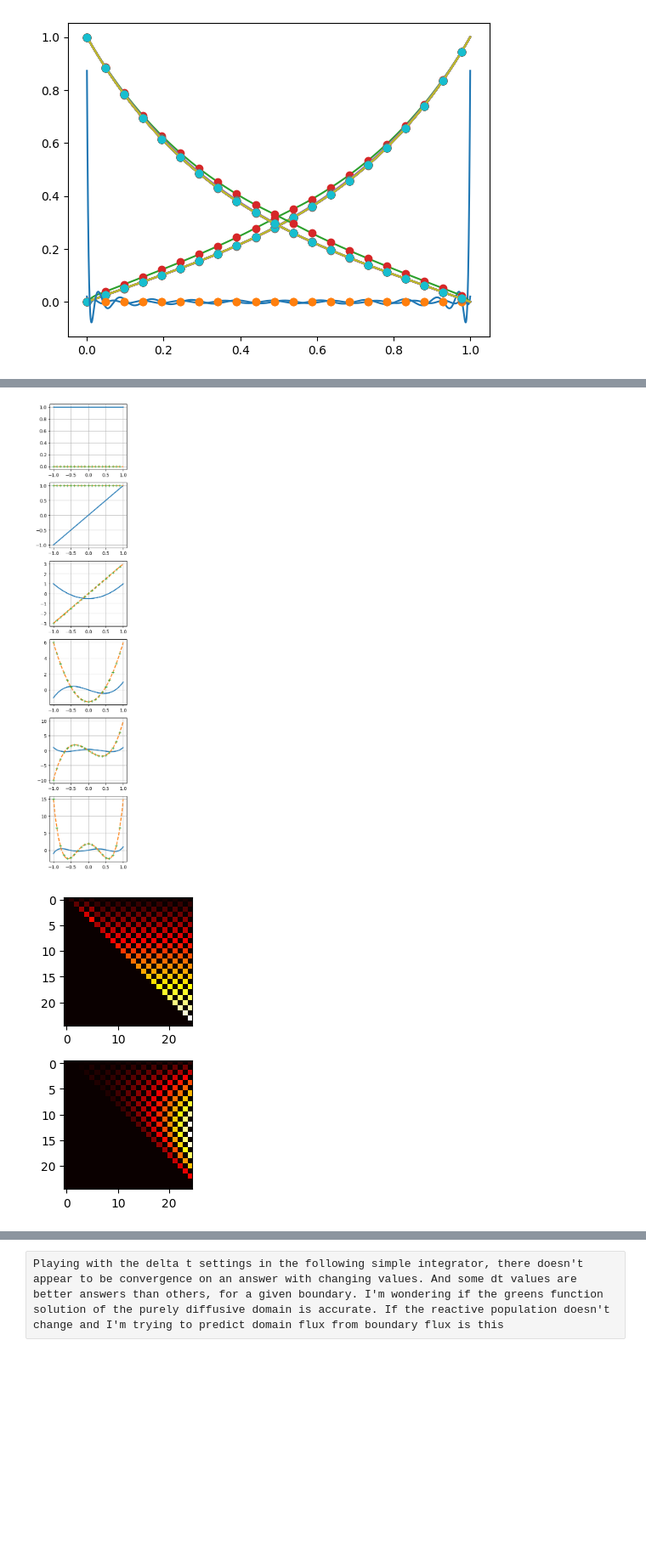
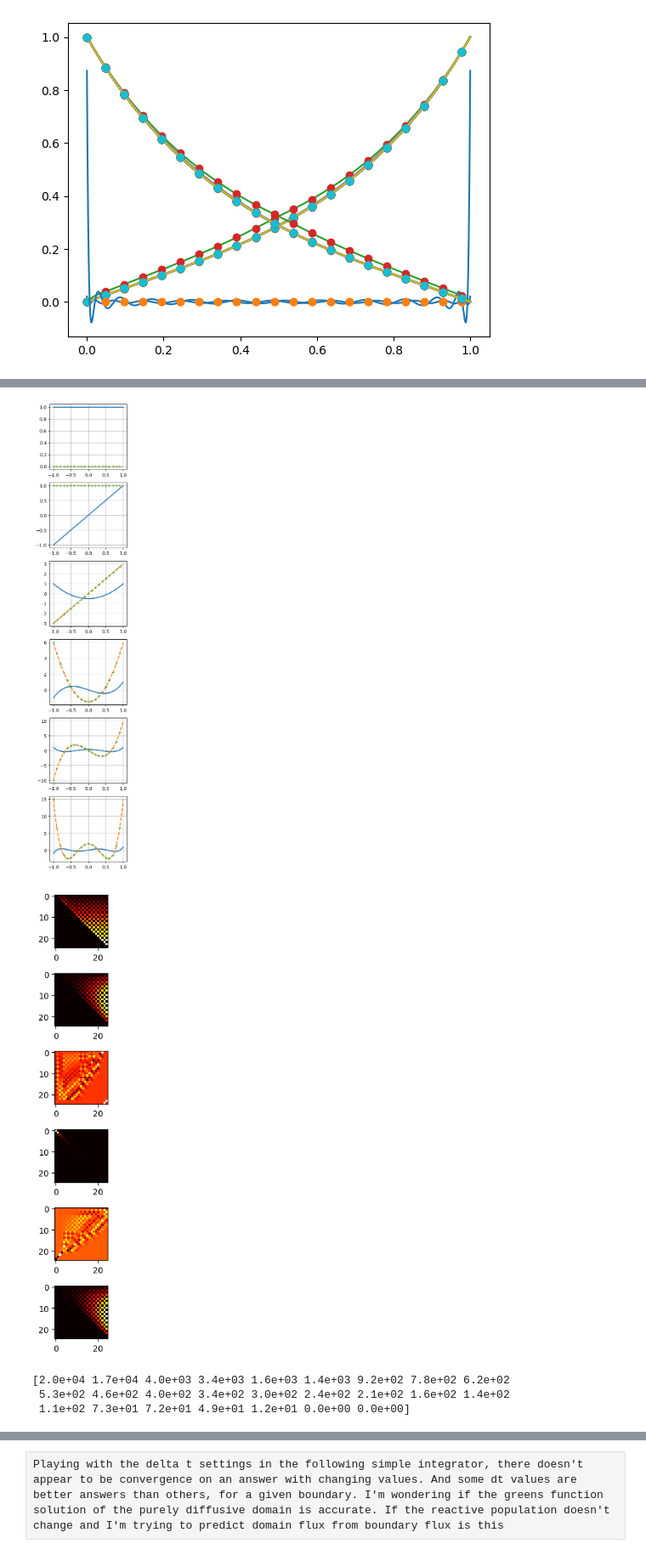
Before and after one commit to EricPgh/heatlearn, a Jupyter notebook: bte_1d_fluxboundary.ipynb, the cells around one changed output, grey strips where cells are left out. Shown at 85% size. Cells and saved outputs as stored; diff of their text form; code cells hidden in the pictures; blank space fills up the shorter version.

```diff
--- a/bte_1d_fluxboundary.ipynb
+++ b/bte_1d_fluxboundary.ipynb
@@ -196,5 +334,6 @@ if False:
 # %%
 import numpy as np
+from numpy.linalg import inv
 import matplotlib.pyplot as plt
 from scipy.special import legendre
 
@@ -231,35 +370,50 @@ for n,ax in enumerate(axs):
     ax.plot(x, Pn_built, linestyle='', marker='+', markevery=50,linewidth=2)
     ax.grid(True)
 for n in range(nD):
     # Compute the Legendre polynomial and its derivative
     Pn = legendre(n)(x)
     Pn_prime = legendre_derivative(n, x)
     Pn_built = np.zeros_like(Pn)
     for k in range(0,(n-1)//2+1):
         Pn_built += (2*n-4*k-1)*legendre(n-2*k-1)(x)
         D1[n,n-2*k-1]+=(2*n-4*k-1)
 
 # Add labels, legend, and title
 #plt.title("Legendre Polynomials and Their Derivatives")
 #plt.xlabel("x (degrees)")
 #plt.ylabel("Polynomial Value")
 #plt.legend(loc='upper left')
 
 # Show the plot
 plt.show()
-fig, axs = plt.subplots(2,1,figsize=(4,4))
+fig, axs = plt.subplots(6,1,figsize=(4,8))
 
 im = axs[0].imshow(D1.T, cmap='hot', #vmin=-50,vmax=50,
        origin='upper', interpolation='nearest', aspect='equal')
 im = axs[1].imshow((D1@D1).T, cmap='hot', #vmin=-50,vmax=50,
        origin='upper', interpolation='nearest', aspect='equal')
+u,s,vt=svd((D1@D1).T,full_matrices=False)
+im = axs[2].imshow(u, cmap='hot', #vmin=-50,vmax=50,
+       origin='upper', interpolation='nearest', aspect='equal')
+im = axs[3].imshow(np.diag(s), cmap='hot', #vmin=-50,vmax=50,
+       origin='upper', interpolation='nearest', aspect='equal')
+im = axs[4].imshow(vt, cmap='hot', #vmin=-50,vmax=50,
+       origin='upper', interpolation='nearest', aspect='equal')
+c=23
+im = axs[5].imshow(u[:,0:c]@np.diag(s[0:c])@vt[0:c,:], cmap='hot', #vmin=-50,vmax=50,
+       origin='upper', interpolation='nearest', aspect='equal')
+
 plt.tight_layout()
 #plt.savefig('matrix_evolution.png')
 plt.show()
 A_stable = (D1@D1).T
+print(s)
 # %% [output]
 [figure]
-[figure, old version]
+[figure, new version]
+[2.0e+04 1.7e+04 4.0e+03 3.4e+03 1.6e+03 1.4e+03 9.2e+02 7.8e+02 6.2e+02
+ 5.3e+02 4.6e+02 4.0e+02 3.4e+02 3.0e+02 2.4e+02 2.1e+02 1.6e+02 1.4e+02
+ 1.1e+02 7.3e+01 7.2e+01 4.9e+01 1.2e+01 0.0e+00 0.0e+00]
 # %%
 import sys, importlib
 
```
Also changed, not shown: parts of 6 cells of this notebook, 3 other files.
